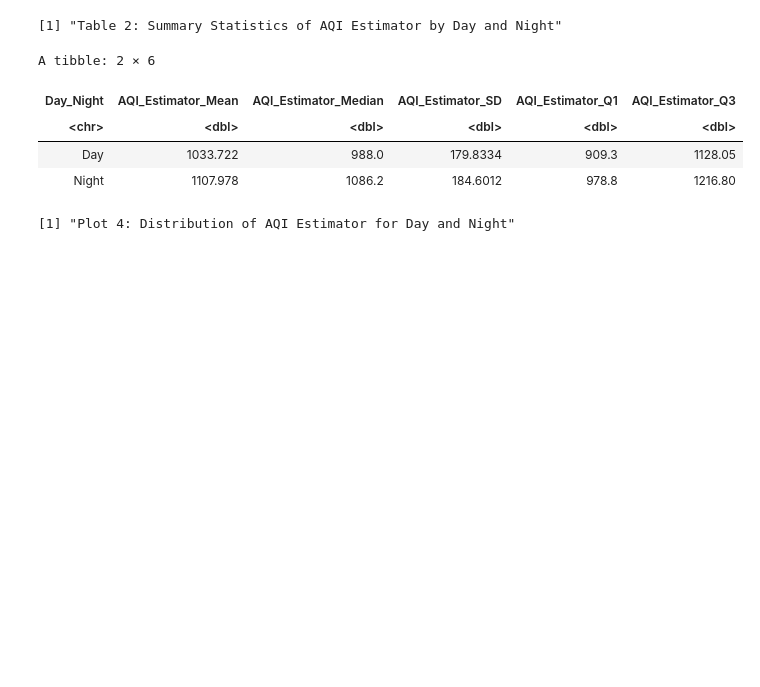
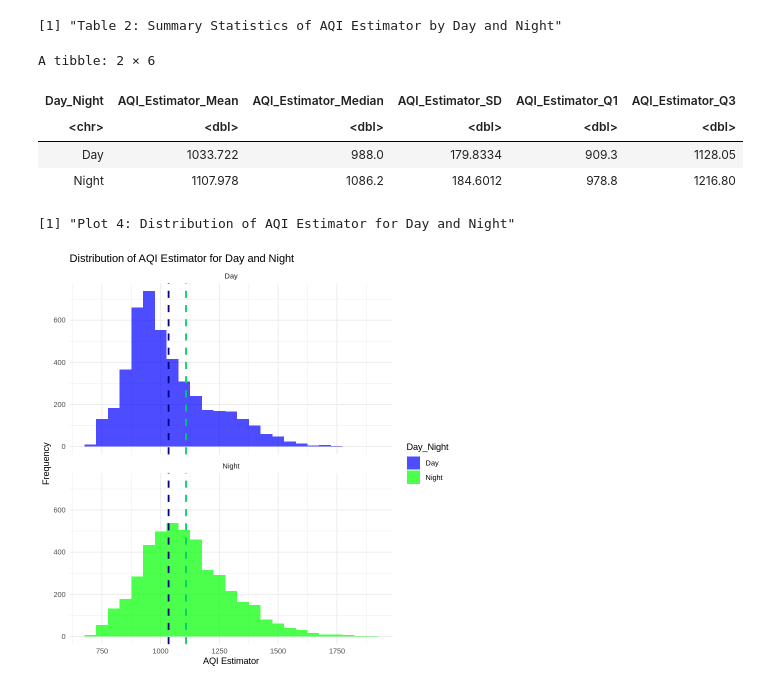
Before and after one commit to ZackYe42/STAT201-G11-Project, a Jupyter notebook: Group11-Project.ipynb, the cells around one changed output. Saved outputs shown, nothing was run; the diff lists cells and outputs as text; code cells hidden in the pictures; blank space fills up the shorter version.

Commit message:
made dashed lines darker

```diff
--- a/Group11-Project.ipynb
+++ b/Group11-Project.ipynb
@@ -263,22 +264,23 @@ A tibble: 2 × 6
 # %%
 
 
 # Calculate the means for Day and Night
 mean_day <- mean(air_quality_final$AQI_Estimator[air_quality_final$Day_Night == "Day"], na.rm = TRUE)
 mean_night <- mean(air_quality_final$AQI_Estimator[air_quality_final$Day_Night == "Night"], na.rm = TRUE)
 
 print("Plot 4: Distribution of AQI Estimator for Day and Night")
 
 ggplot(air_quality_final, aes(x = AQI_Estimator, fill = Day_Night)) +
   geom_histogram(binwidth = 50, position = "dodge", alpha = 0.7) +
-  geom_vline(xintercept = mean_day, linetype = "dashed", color = "blue", size = 1) +
-  geom_vline(xintercept = mean_night, linetype = "dashed", color = "green", size = 1) +
+  geom_vline(xintercept = mean_day, linetype = "dashed", color = "navyblue", size = 1) +
+  geom_vline(xintercept = mean_night, linetype = "dashed", color = "springgreen3", size = 1) +
   labs(title = "Distribution of AQI Estimator for Day and Night",
        x = "AQI Estimator",
        y = "Frequency") +
   scale_x_continuous(breaks = seq(0, 2500, by = 250)) +
   scale_fill_manual(values = c("Day" = "blue", "Night" = "green")) +
   theme_minimal() +
   facet_wrap(~Day_Night, ncol = 1)
 # %% [output]
 [1] "Plot 4: Distribution of AQI Estimator for Day and Night"
+[figure, added]
```
Also changed, not shown: parts of 1 cell of this notebook.
